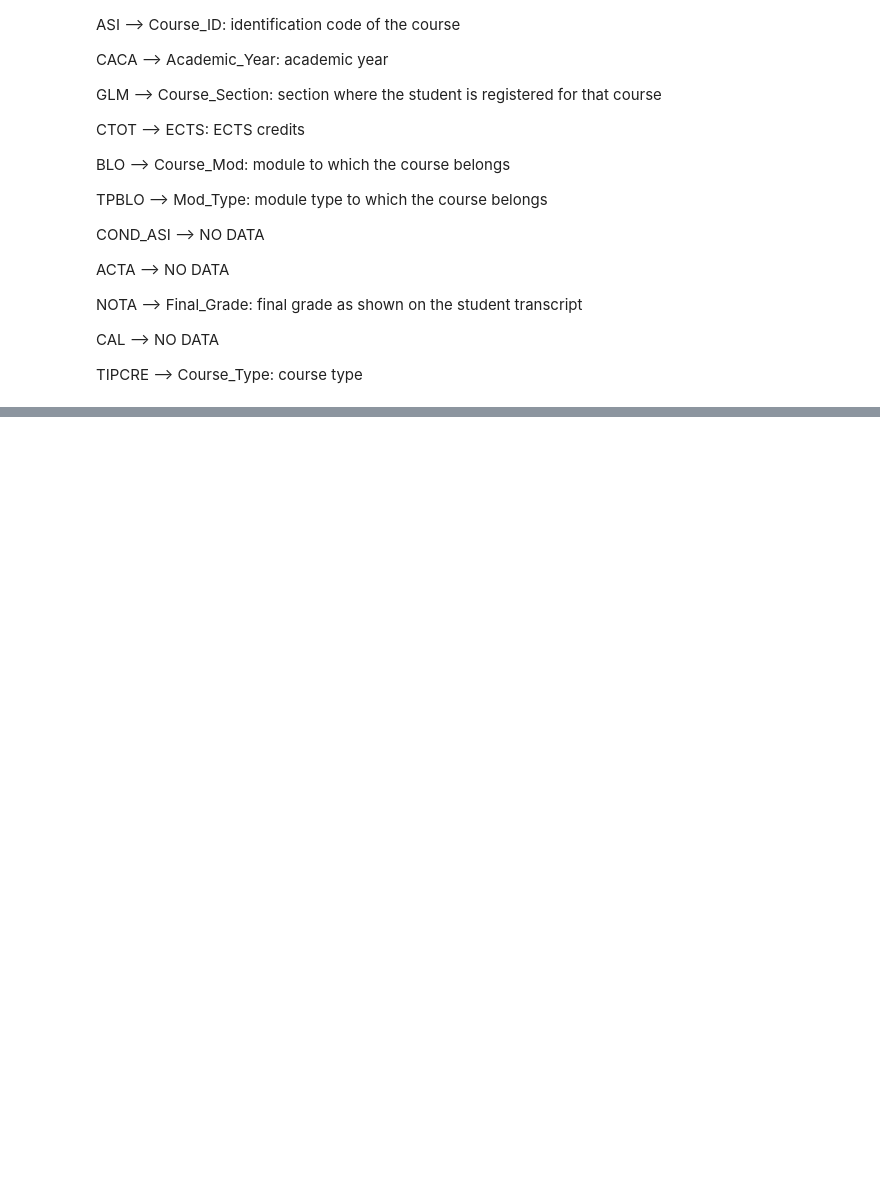
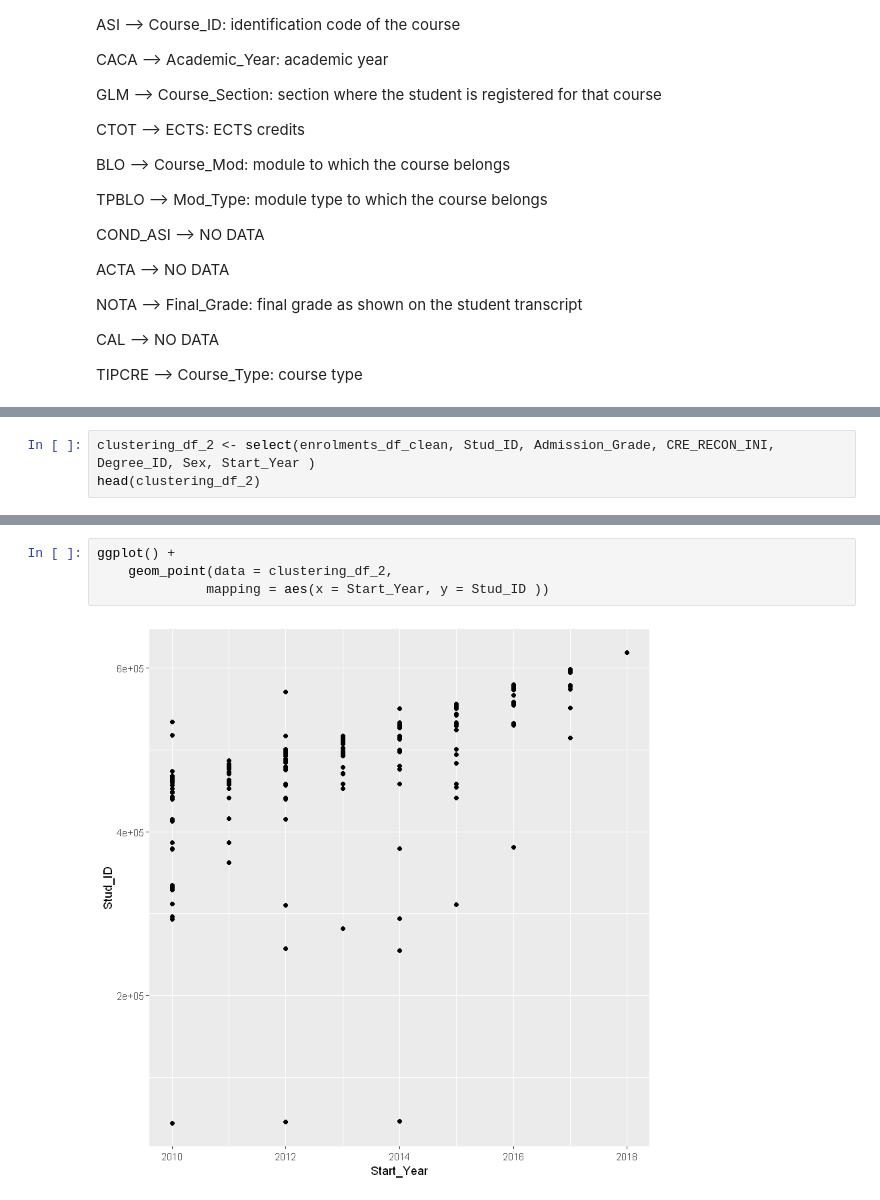
Before and after one commit to adamKuzanski/EduucatonalDataAnalysis, a Jupyter notebook: dataAnalysis.ipynb, the cells around one changed output, grey strips where cells are left out. Drawn from its saved outputs; the diff is of its cells as text; blank space fills up the shorter version.

```diff
--- a/dataAnalysis.ipynb
+++ b/dataAnalysis.ipynb
@@ -245,0 +603,3 @@ head(years_df)
+# %%
+clustering_df_2 <- select(enrolments_df_clean, Stud_ID, Admission_Grade, CRE_RECON_INI, Degree_ID, Sex, Start_Year )
+head(clustering_df_2)
@@ -245,0 +614,6 @@ head(years_df)
+# %%
+ggplot() +
+    geom_point(data = clustering_df_2,
+              mapping = aes(x = Start_Year, y = Stud_ID ))
+# %% [output]
+[figure, added]
```
Also changed, not shown: parts of 42 cells of this notebook, 1 other file.
